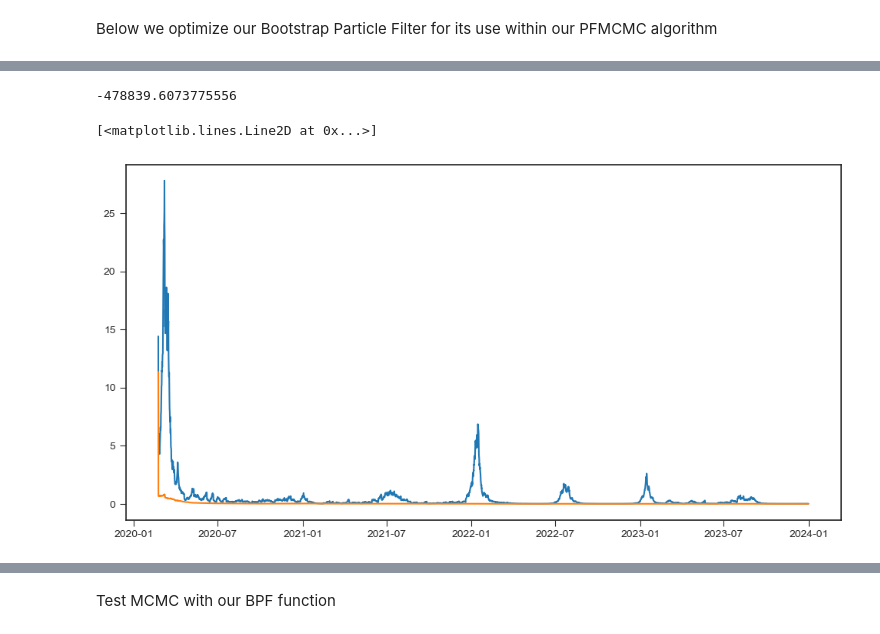
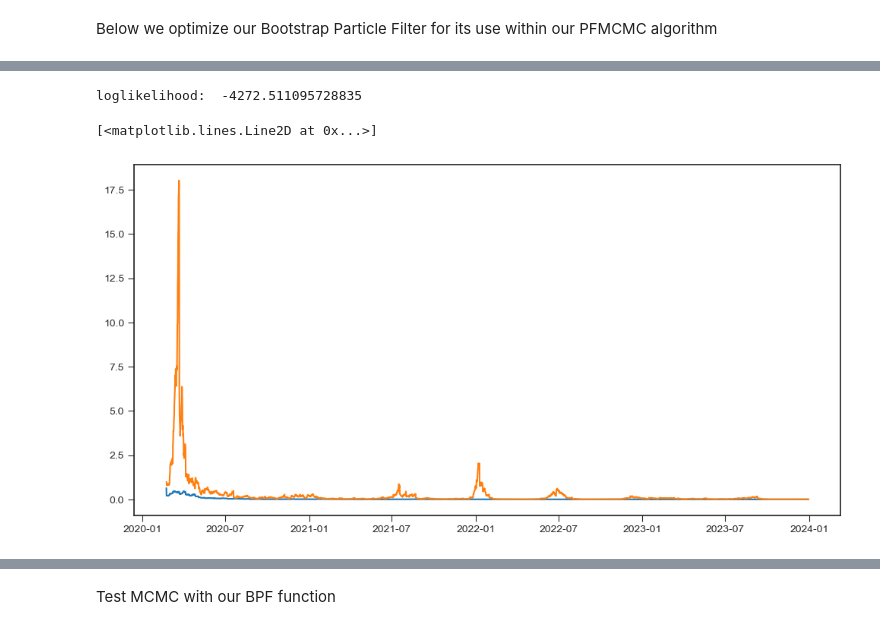
Before and after one commit to rosastreg/Undergrad_AM_Thesis, a Jupyter notebook: Notebooks/3_Model.ipynb, the cells around one changed output, grey strips where cells are left out. Saved outputs shown, nothing was run; the diff lists cells and outputs as text; code cells hidden in the pictures.

```diff
--- a/Notebooks/3_Model.ipynb
+++ b/Notebooks/3_Model.ipynb
@@ -337,0 +337,6 @@ print(loglikelihood)
+# %%
+weights_var = np.zeros(T+1)
+for t in range(T+1):
+    weights_var[t] = np.var(weights[:,t])
+
+plt.plot(weights_var)
@@ -591,3 +606,29 @@ plt.show()
+# %%
+# Initial Value Conditions Prior
+def set_IVC(N, num_particles):
+    R = np.zeros(num_particles)
+    D = np.zeros(num_particles)
+    E = stats.uniform(0, 0.001*N).rvs(num_particles)
+    U = stats.uniform(0, 100).rvs(num_particles)
+    O = np.ones(num_particles) * 4
+    S = N - E - U - O
+
+    beta = stats.uniform(0,1).rvs(num_particles)
+    mu = stats.uniform(0,1).rvs(num_particles)
+
+    return np.vstack([S, E, U, O, R, D, beta, mu])
+
+def set_param_priors():
+    alpha = stats.beta(2.3, 96.5).rvs()
+    rho = stats.beta(7.2, 0.8).rvs()
+    nu = stats.beta(6.9, 14.1).rvs()
+    gamma = stats.beta(2.36, 9.44).rvs()
+    sigma_b = stats.invgamma(a=3.8, scale=0.6).rvs()
+    sigma_m = stats.invgamma(a=3.8, scale=0.6).rvs()
+    psi_o = stats.uniform(0, 100).rvs() #stats.gamma(50,scale=100).rvs()
+    psi_d = stats.uniform(0, 100).rvs() #stats.gamma(50,scale=100).rvs()
+
+    return [alpha, rho, nu, gamma, sigma_b, sigma_m, psi_o, psi_d]
 # %%
 def particle_filter(YO, YD, N, T, m, num_particles, params, initial_conditions, BM_SEUORDS, NB_log_likelihood):
     # Derived parameters
@@ -697,30 +712,30 @@ def particle_filter(YO, YD, N, T, m, num_particles, params, initial_conditions,
 # %%
 T =  weeks - 1
-m = 21
+m = 15
 num_steps = m + 1
 total_steps = T * num_steps
-num_particles = 1000
+num_particles = 5000
 
 params = set_param_priors()
-initial_conditions = set_IVC(N, params[1], params[2], num_particles)
+initial_conditions = set_IVC(N, num_particles)
 
 loglikelihood, weekly_counts_trajectories, parameter_trajectories = particle_filter(YO, YD, N, T, m, num_particles, params, initial_conditions, BM_SEUORDS, NB_log_likelihood)
-print(loglikelihood)
+print('loglikelihood: ',loglikelihood)
 # %% [output]
--478839.6073775556
+loglikelihood:  -4272.511095728835
 # %%
 # Define start and end dates
 start_date = pd.to_datetime(weekly_covid_df['date'].min())
 end_date = pd.to_datetime(weekly_covid_df['date'].max())
 
 # Generate 52 evenly spaced dates between start and end
 dates = pd.date_range(start=start_date, end=end_date, periods=T*(m+1)+1)
 plt.figure(figsize=(12,6))
-plt.plot(dates, parameter_trajectories[0,:])
-plt.plot(dates, parameter_trajectories[1,:])
+plt.plot(dates, parameter_trajectories[-1,:])
+plt.plot(dates, parameter_trajectories[-2,:])
 # %% [output]
 [<matplotlib.lines.Line2D at 0x...>]
-[figure, old version]
+[figure, new version]
 # %%
 plt.plot(weekly_counts_trajectories[1,:])
 plt.plot(YD)
```
Also changed, not shown: parts of 21 cells of this notebook, 9 other files.
